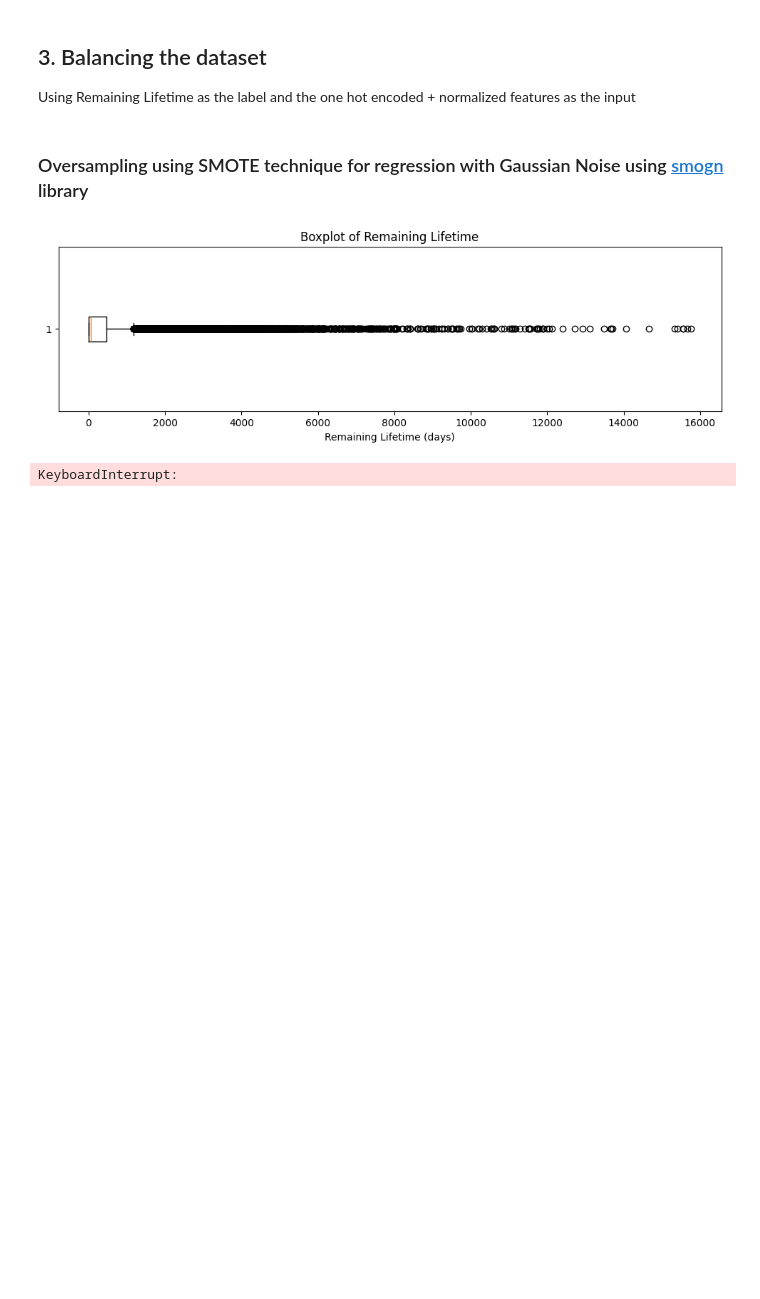
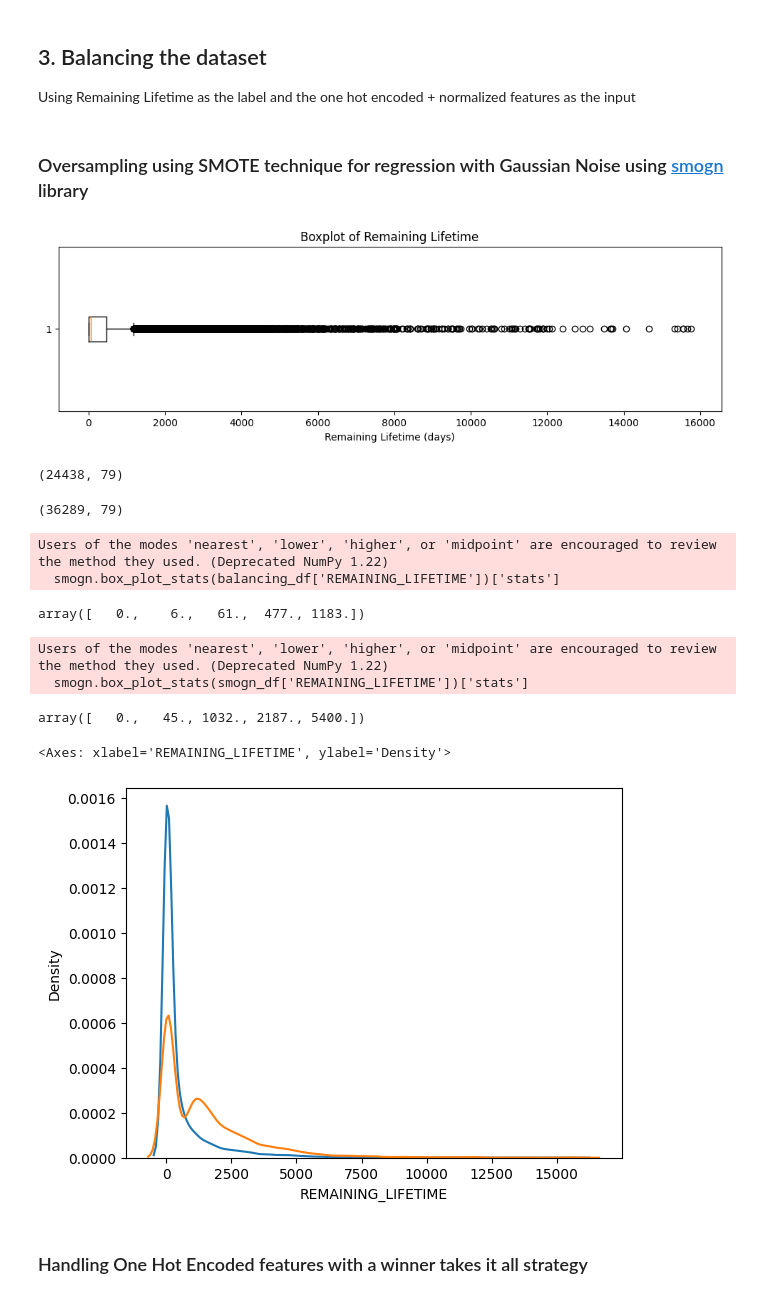
Before and after one commit to brianna404/BA_SpaceDebrisLifetimePrediction, a Jupyter notebook: Code/DataPreparation4_Preprocessing.ipynb, the cells around one changed output. Saved outputs shown, nothing was run; the diff lists cells and outputs as text; code cells hidden in the pictures; blank space fills up the shorter version.

Commit message:
[DataPreparation+ModelCreation]-finished balanging (sample weights, smogn)

```diff
--- a/Code/DataPreparation4_Preprocessing.ipynb
+++ b/Code/DataPreparation4_Preprocessing.ipynb
@@ -218,6 +219,10 @@ plt.title('Boxplot of Remaining Lifetime')
 plt.show()
 # %% [output]
 [figure]
+# %%
+balancing_df.shape
+# %% [output]
+(24438, 79)
 # %%
 smogn_df = smogn.smoter(
     # main arguments
@@ -227,10 +232,31 @@ smogn_df = smogn.smoter(
     samp_method = 'extreme',  # string ('balance' or 'extreme', default = 'balance')
 
     # phi relevance arguments
-    rel_thres = 0.50,         # threshold of rarity, positive real number (0 < R < 1), default = 0.50
-    rel_method = 'auto',      # string ('auto' or 'manual')
-    rel_xtrm_type = 'high',   # string ('low' or 'both' or 'high') -> high to oversample long lifetime objects
-    rel_coef = 1.5            # positive real number (0 < R), specifies the box plot coefficient used to automatically determine extreme and therefore rare "minority" values in y, when rel_method = 'auto'
+    rel_thres = 0.8,         # threshold of rarity, positive real number (0 < R < 1), default = 0.50
+    rel_method = 'auto',     # string ('auto' or 'manual')
+    rel_xtrm_type = 'high',  # string ('low' or 'both' or 'high') -> high to oversample long lifetime objects
+    rel_coef = 1.5           # positive real number (0 < R), specifies the box plot coefficient used to automatically determine extreme and therefore rare "minority" values in y, when rel_method = 'auto', default is 1.50
 )
-# %% [output]
-KeyboardInterrupt:
+# %%
+smogn_df.shape
+# %% [output]
+(36289, 79)
+# %%
+smogn.box_plot_stats(balancing_df['REMAINING_LIFETIME'])['stats']
+# %% [output]
+Users of the modes 'nearest', 'lower', 'higher', or 'midpoint' are encouraged to review the method they used. (Deprecated NumPy 1.22)
+  smogn.box_plot_stats(balancing_df['REMAINING_LIFETIME'])['stats']
+array([   0.,    6.,   61.,  477., 1183.])
+# %%
+smogn.box_plot_stats(smogn_df['REMAINING_LIFETIME'])['stats']
+# %% [output]
+Users of the modes 'nearest', 'lower', 'higher', or 'midpoint' are encouraged to review the method they used. (Deprecated NumPy 1.22)
+  smogn.box_plot_stats(smogn_df['REMAINING_LIFETIME'])['stats']
+array([   0.,   45., 1032., 2187., 5400.])
+# %%
+# plot remaining lifetime distribution
+sns.kdeplot(balancing_df['REMAINING_LIFETIME'], label = "Original")
+sns.kdeplot(smogn_df['REMAINING_LIFETIME'], label = "Modified")
+# %% [output]
+<Axes: xlabel='REMAINING_LIFETIME', ylabel='Density'>
+[figure, added]
@@ -236,0 +266,2 @@ KeyboardInterrupt:
+# %% [markdown]
+### Handling One Hot Encoded features with a winner takes it all strategy
```
Also changed, not shown: parts of 12 cells of this notebook, 40 other files.
